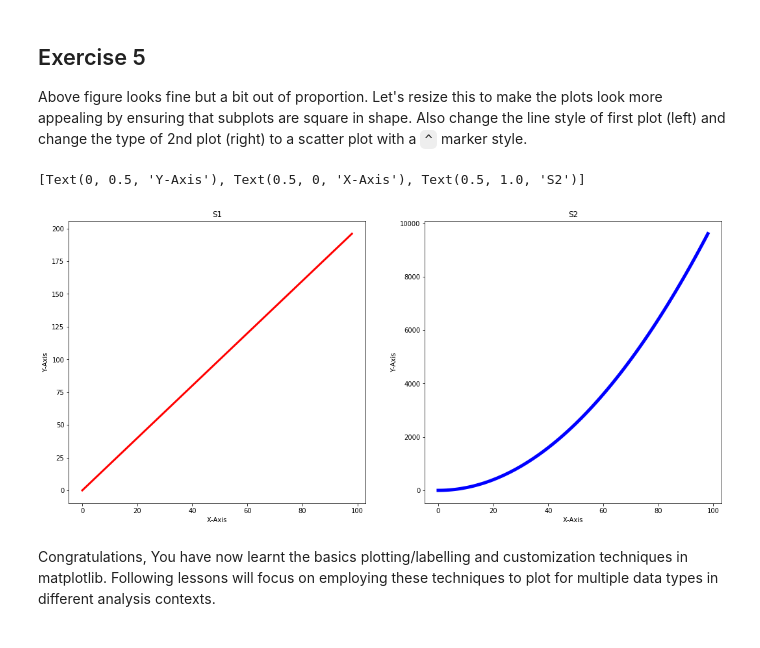
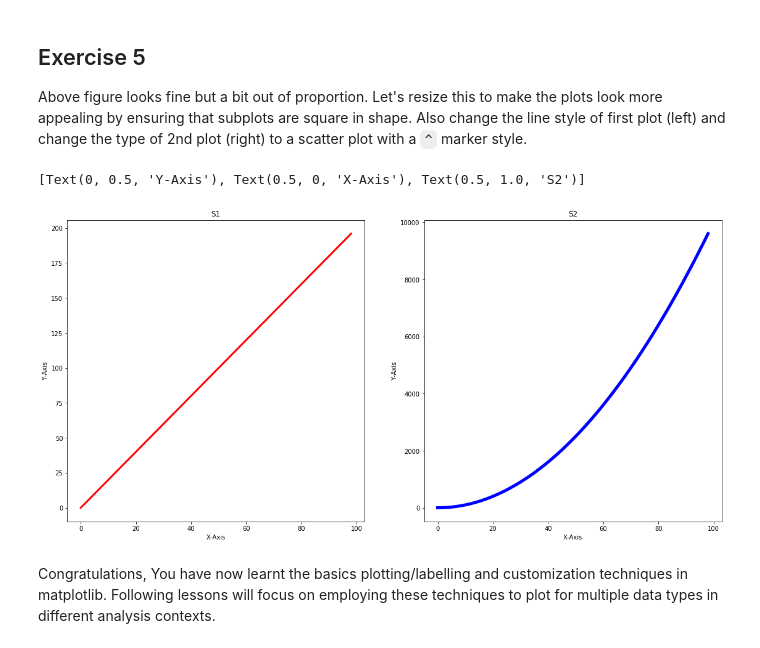
Before and after one commit to NomexHq/ds-matplotlib-intro-lab-nyc-ds-career-031119, a Jupyter notebook: index.ipynb, the cells around one changed output. Cells and saved outputs as stored; diff of their text form; code cells hidden in the pictures.

```diff
--- a/index.ipynb
+++ b/index.ipynb
@@ -170,17 +170,17 @@ sub2.set(title='S2', ylabel='Y-Axis', xlabel='X-Axis')
 
 Above figure looks fine but a bit out of proportion. Let's resize this to make the plots look more appealing by ensuring that subplots are square in shape. Also change the line style of first plot (left) and change the type of 2nd plot (right) to a scatter plot with a `^` marker style.
 # %%
-fig = plt.figure(figsize = (18,8))
+fig = plt.figure(figsize = (19,9))
 sub1 = fig.add_subplot(121)
 sub1.plot(x,y, linewidth=3.0, color ='red')
 sub1.set(title='S1', ylabel='Y-Axis', xlabel ='X-Axis')
 
 sub2 = fig.add_subplot(122)
 sub2.plot(x,z, linewidth=5.0, color='blue')
 sub2.set(title='S2', ylabel='Y-Axis', xlabel='X-Axis')
 # %% [output]
 [Text(0, 0.5, 'Y-Axis'), Text(0.5, 0, 'X-Axis'), Text(0.5, 1.0, 'S2')]
-[figure, old version]
+[figure, new version]
 # %% [markdown]
 Congratulations, You have now learnt the basics plotting/labelling and customization techniques in matplotlib. Following lessons will focus on employing these techniques to plot for multiple data types in different analysis contexts.
 # %% [markdown]
```
